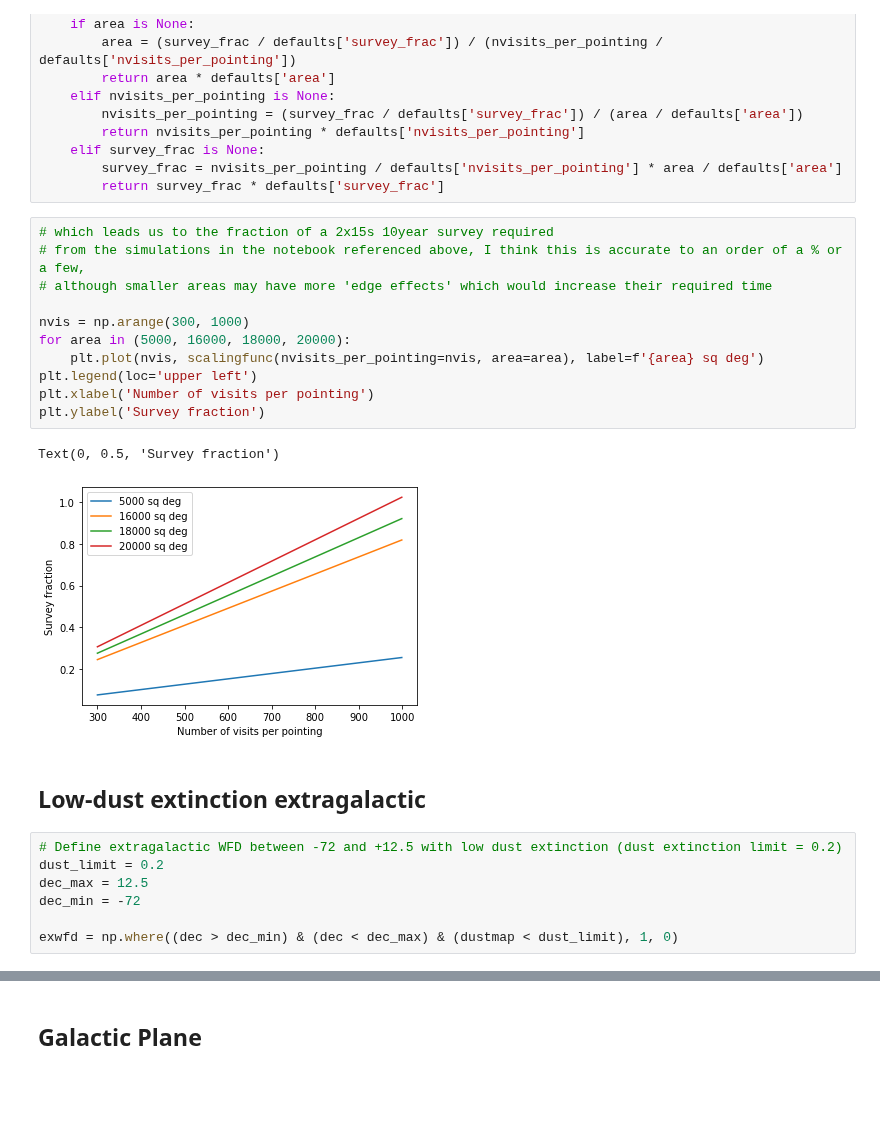
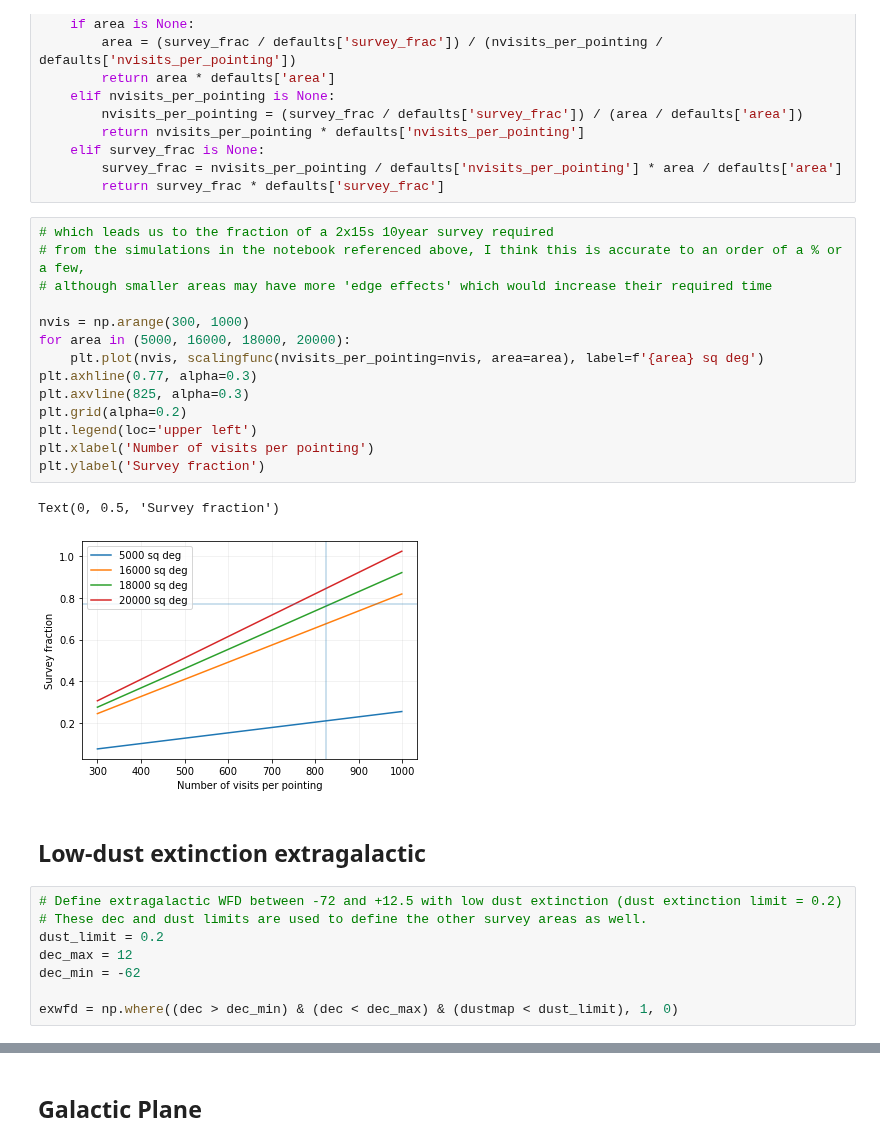
Before and after one commit to lsst-pst/survey_strategy, a Jupyter notebook: fbs_1.7/SkyCoverage.ipynb, the cells around one changed output, grey strips where cells are left out. Saved outputs shown, nothing was run; the diff lists cells and outputs as text; blank space fills up the shorter version.

```diff
--- a/fbs_1.7/SkyCoverage.ipynb
+++ b/fbs_1.7/SkyCoverage.ipynb
@@ -60,24 +62,28 @@ def scalingfunc(survey_frac=None, nvisits_per_pointing=None, area=None):
 # %%
 # which leads us to the fraction of a 2x15s 10year survey required
 # from the simulations in the notebook referenced above, I think this is accurate to an order of a % or a few,
 # although smaller areas may have more 'edge effects' which would increase their required time
 
 nvis = np.arange(300, 1000)
 for area in (5000, 16000, 18000, 20000):
     plt.plot(nvis, scalingfunc(nvisits_per_pointing=nvis, area=area), label=f'{area} sq deg')
+plt.axhline(0.77, alpha=0.3)
+plt.axvline(825, alpha=0.3)
+plt.grid(alpha=0.2)
 plt.legend(loc='upper left')
 plt.xlabel('Number of visits per pointing')
 plt.ylabel('Survey fraction')
 # %% [output]
 Text(0, 0.5, 'Survey fraction')
-[figure, old version]
+[figure, new version]
 # %% [markdown]
 ## Low-dust extinction extragalactic
 # %%
 # Define extragalactic WFD between -72 and +12.5 with low dust extinction (dust extinction limit = 0.2)
+# These dec and dust limits are used to define the other survey areas as well.
 dust_limit = 0.2
-dec_max = 12.5
-dec_min = -72
+dec_max = 12
+dec_min = -62
 
 exwfd = np.where((dec > dec_min) & (dec < dec_max) & (dustmap < dust_limit), 1, 0)
 # %%
```
Also changed, not shown: parts of 18 cells of this notebook.
